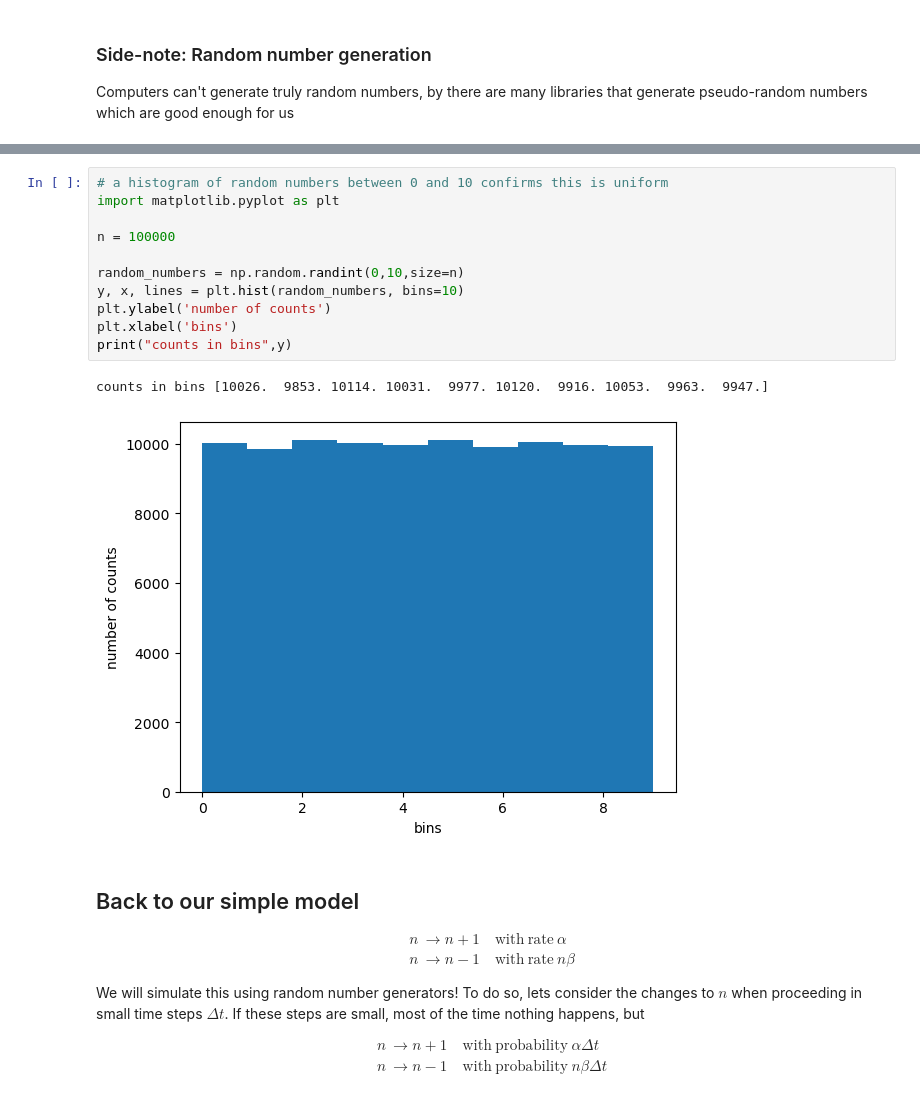
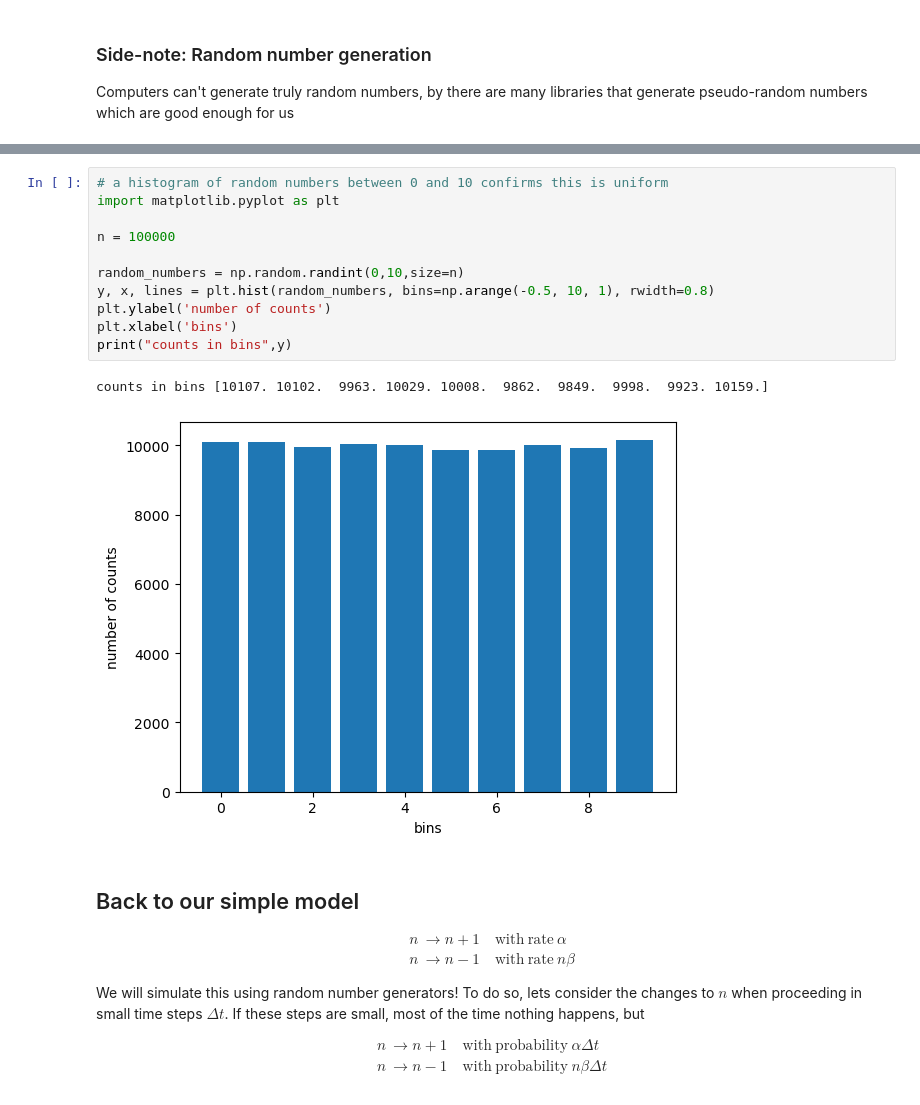
Before and after one commit to neherlab/PoL1-course-materials, a Jupyter notebook: notebooks/lecture03d_noisyExpression.ipynb, the cells around one changed output, grey strips where cells are left out. Drawn from its saved outputs; the diff is of its cells as text.

```diff
--- a/notebooks/lecture03d_noisyExpression.ipynb
+++ b/notebooks/lecture03d_noisyExpression.ipynb
@@ -56,17 +57,17 @@ Random integer between 0,6: 2
 # %%
 # a histogram of random numbers between 0 and 10 confirms this is uniform
 import matplotlib.pyplot as plt
 
 n = 100000
 
 random_numbers = np.random.randint(0,10,size=n)
-y, x, lines = plt.hist(random_numbers, bins=10)
+y, x, lines = plt.hist(random_numbers, bins=np.arange(-0.5, 10, 1), rwidth=0.8)
 plt.ylabel('number of counts')
 plt.xlabel('bins')
 print("counts in bins",y)
 # %% [output]
-counts in bins [10026.  9853. 10114. 10031.  9977. 10120.  9916. 10053.  9963.  9947.]
+counts in bins [10107. 10102.  9963. 10029. 10008.  9862.  9849.  9998.  9923. 10159.]
-[figure, old version]
+[figure, new version]
 # %% [markdown]
 ## Back to our simple model
 $$
```
Also changed, not shown: parts of 7 cells of this notebook, 8 other files.
